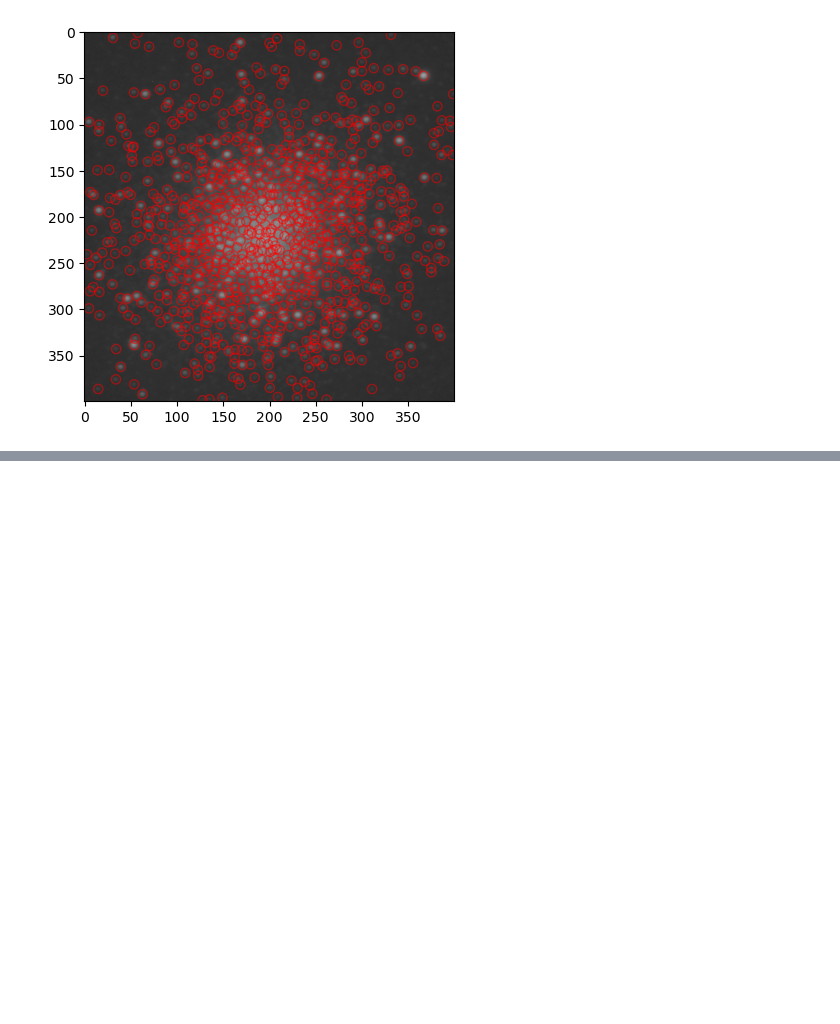
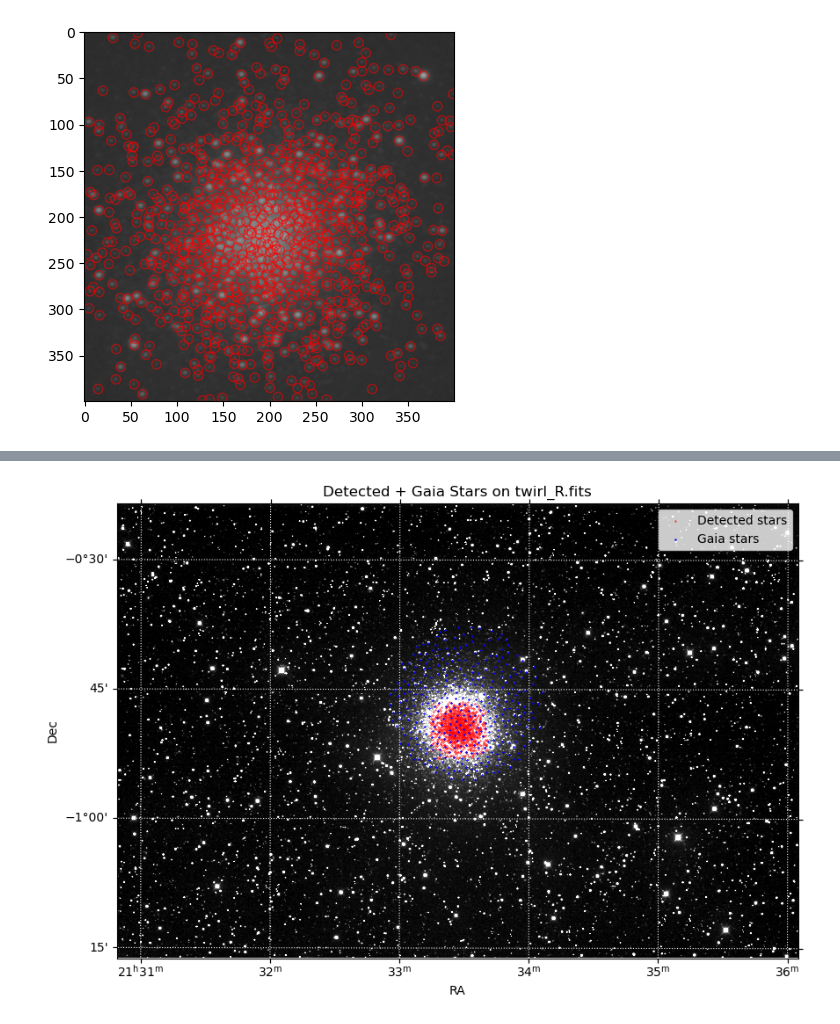
Before and after one commit to pirgalim/ASTR3070-public, a Jupyter notebook: a3/a3_guide.ipynb, the cells around one changed output, grey strips where cells are left out. Cells and saved outputs as stored; diff of their text form; code cells hidden in the pictures; blank space fills up the shorter version.

```diff
--- a/a3/a3_guide.ipynb
+++ b/a3/a3_guide.ipynb
@@ -12,8 +35,8 @@ from astropy.wcs import WCS
 Here we want to inspect the image and determine an effective area for star detection
 # %%
 # open the images
-imageB = fits.open("./twirl_B.fits")
-imageR = fits.open("./twirl_R.fits")
+imageB = fits.open(path + "twirl_B.fits")
+imageR = fits.open(path + "twirl_R.fits")
 print(imageB[0].header)
 
 # crop the images
@@ -364,11 +163,0 @@ stetson
-# %%
-try: sourcesR = sourcesR.to_pandas()
-except: pass
-
-sourcesR.rename(columns={"mag": "det_magR"}, inplace=True)
-
-
-try: sourcesB = sourcesB.to_pandas()
-except: pass
-
-sourcesB.rename(columns={"mag": "det_magB"}, inplace=True)
@@ -798,0 +265,40 @@ logAge = 10.10, Age ≈ 12.59 Gyr
+# %%
+from twirl import gaia_radecs
+from twirl.geometry import sparsify
+from astropy.coordinates import SkyCoord
+
+# fetch Gaia data
+ra = imageR[0].header['RA']
+dec = imageR[0].header['DEC']
+all_radecs = gaia_radecs((ra, dec), 0.3)   # radius in degrees
+all_radecs = sparsify(all_radecs, 0.01)
+all_radecs = SkyCoord(all_radecs[:, 0], all_radecs[:, 1], unit='deg')
+
+# open image again as background
+imageR = fits.open("twirl_B.fits")
+data = imageR[0].data
+wcs = WCS(imageR[0].header)
+
+# plot elements
+fig = plt.figure(figsize=(10, 8))
+ax = plt.subplot(projection=wcs)
+ax.imshow(data, origin='lower', cmap='gray', norm=norm)
+ax.coords.grid(True, color='white', ls='dotted')
+norm = ImageNormalize(data, interval=ZScaleInterval())
+
+# detected stars
+x = sourcesB["xcentroid"]
+y = sourcesB["ycentroid"]
+ax.scatter(x, y, s=1, color='red', alpha=0.5, marker='x', label='Detected stars')
+
+# Gaia stars
+ax.scatter(all_radecs.ra, all_radecs.dec, transform=ax.get_transform('world'), s=1, color='blue', alpha=0.8, marker='x', label='Gaia stars')
+
+# lables
+ax.coords[0].set_axislabel('RA')
+ax.coords[1].set_axislabel('Dec')
+plt.title("Detected + Gaia Stars on twirl_R.fits")
+plt.legend()
+plt.show()
+# %% [output]
+[figure, added]
```
Also changed, not shown: parts of 50 cells of this notebook, 1 other file.
